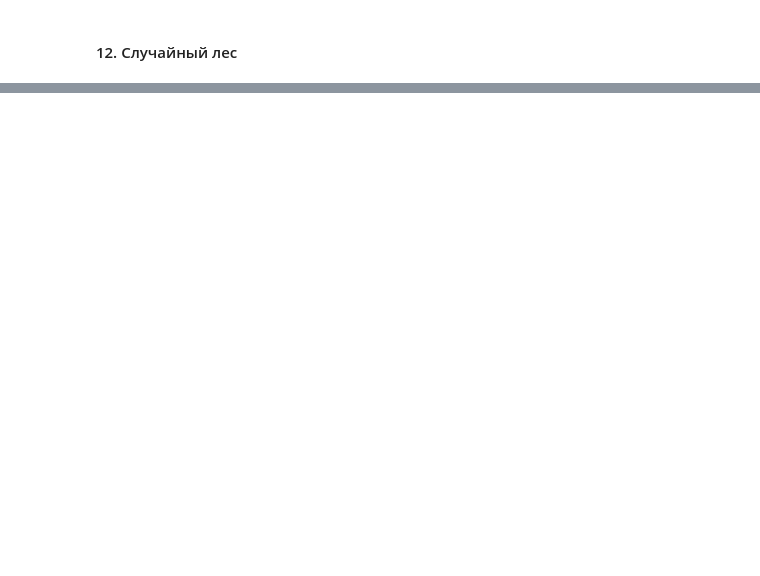
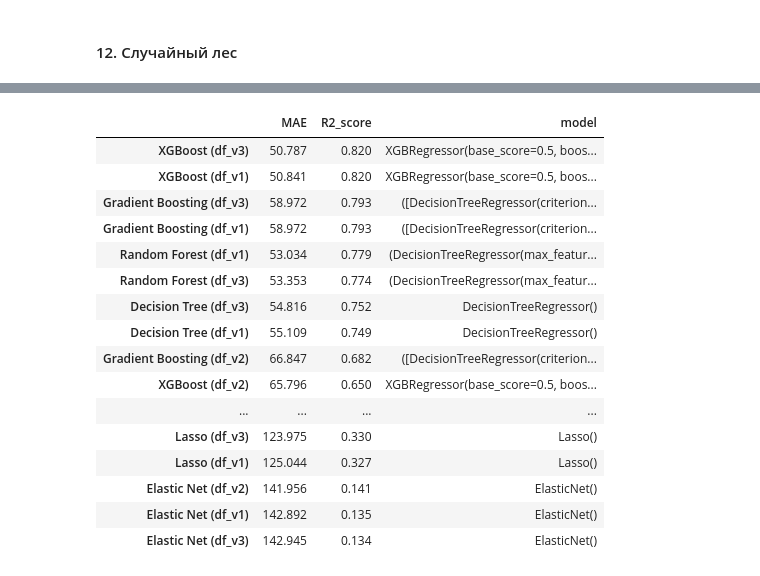
Before and after one commit to phys-winner/water-predictor-bot, a Jupyter notebook: notebooks/algo_research.ipynb, the cells around one changed output, grey strips where cells are left out. Drawn from its saved outputs; the diff is of its cells as text; code cells hidden in the pictures; blank space fills up the shorter version.

```diff
--- a/notebooks/algo_research.ipynb
+++ b/notebooks/algo_research.ipynb
@@ -516,0 +519,17 @@ frame.sort_values(by='R2_score', ascending=False)
+# %%
+def get_all_df(input_df):
+    df_all_base = input_df.drop(['date', 'water_level', 'weather_v4', 'weather_v1_precip', 'weather_v4'], axis=1)
+    df_all_base = df_all_base.drop(['weather_v2_rain'], axis=1)
+
+    uid_cols = [f'uid_{i}' for i in range(0, 15)]
+
+    df_all_v1 = df_all_base.drop(uid_cols, axis=1)
+    df_all_v2 = df_all_base.drop(['uid', 'cloud'], axis=1)
+    df_all_v3 = df_all_base.drop(uid_cols + ['cloud'], axis=1)
+    return [df_all_v1, df_all_v2, df_all_v3]
+
+df_X_train_all = get_all_df(df_X_train)
+df_X_test_all = get_all_df(df_X_test)
+
+results_weather = results.copy()
+results = {}  # очищение списка результатов
@@ -516,0 +558,21 @@ frame.sort_values(by='R2_score', ascending=False)
+# %%
+frame = pd.DataFrame.from_dict(results, orient='index')
+frame.sort_values(by='R2_score', ascending=False)
+# %% [output]
+|  | MAE | R2_score | model |
+| XGBoost (df_v3) | 50.787 | 0.820 | XGBRegressor(base_score=0.5, boos... |
+| XGBoost (df_v1) | 50.841 | 0.820 | XGBRegressor(base_score=0.5, boos... |
+| Gradient Boosting (df_v3) | 58.972 | 0.793 | ([DecisionTreeRegressor(criterion... |
+| Gradient Boosting (df_v1) | 58.972 | 0.793 | ([DecisionTreeRegressor(criterion... |
+| Random Forest (df_v1) | 53.034 | 0.779 | (DecisionTreeRegressor(max_featur... |
+| Random Forest (df_v3) | 53.353 | 0.774 | (DecisionTreeRegressor(max_featur... |
+| Decision Tree (df_v3) | 54.816 | 0.752 | DecisionTreeRegressor() |
+| Decision Tree (df_v1) | 55.109 | 0.749 | DecisionTreeRegressor() |
+| Gradient Boosting (df_v2) | 66.847 | 0.682 | ([DecisionTreeRegressor(criterion... |
+| XGBoost (df_v2) | 65.796 | 0.650 | XGBRegressor(base_score=0.5, boos... |
+| ... | ... | ... | ... |
+| Lasso (df_v3) | 123.975 | 0.330 | Lasso() |
+| Lasso (df_v1) | 125.044 | 0.327 | Lasso() |
+| Elastic Net (df_v2) | 141.956 | 0.141 | ElasticNet() |
+| Elastic Net (df_v1) | 142.892 | 0.135 | ElasticNet() |
+| Elastic Net (df_v3) | 142.945 | 0.134 | ElasticNet() |
```
Also changed, not shown: parts of 30 cells of this notebook.
